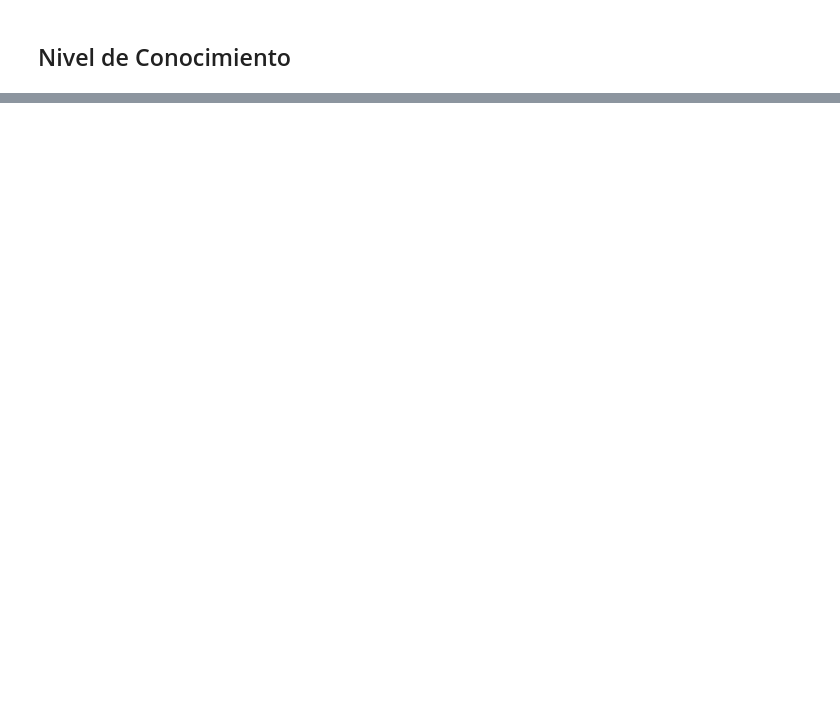
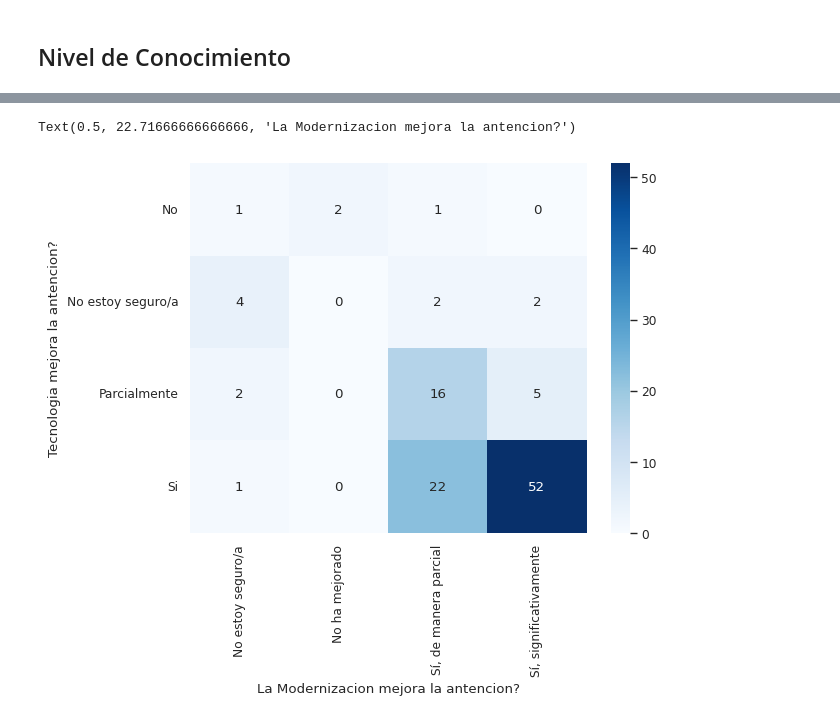
Before and after one commit to Mortadelo24/mejora-infrastructura-hospitalaria-managua-nicaragua, a Jupyter notebook: 03_Data_Analysis.ipynb, the cells around one changed output, grey strips where cells are left out. Drawn from its saved outputs; the diff is of its cells as text; code cells hidden in the pictures; blank space fills up the shorter version.

```diff
--- a/03_Data_Analysis.ipynb
+++ b/03_Data_Analysis.ipynb
@@ -144,0 +192,18 @@ Text(0, 0.5, 'Patologias')
+# %%
+data_subset = pd.crosstab(
+    data['modernization_improves_attention'],
+    data["technology_improves_attention"]
+)
+
+sns.heatmap(
+    data_subset,
+    annot=True,
+    fmt='d',
+    cmap='Blues'
+)
+
+plt.ylabel("Tecnologia mejora la antencion?")
+plt.xlabel("La Modernizacion mejora la antencion?")
+# %% [output]
+Text(0.5, 22.71666666666666, 'La Modernizacion mejora la antencion?')
+[figure, added]
```
Also changed, not shown: parts of 12 cells of this notebook.
